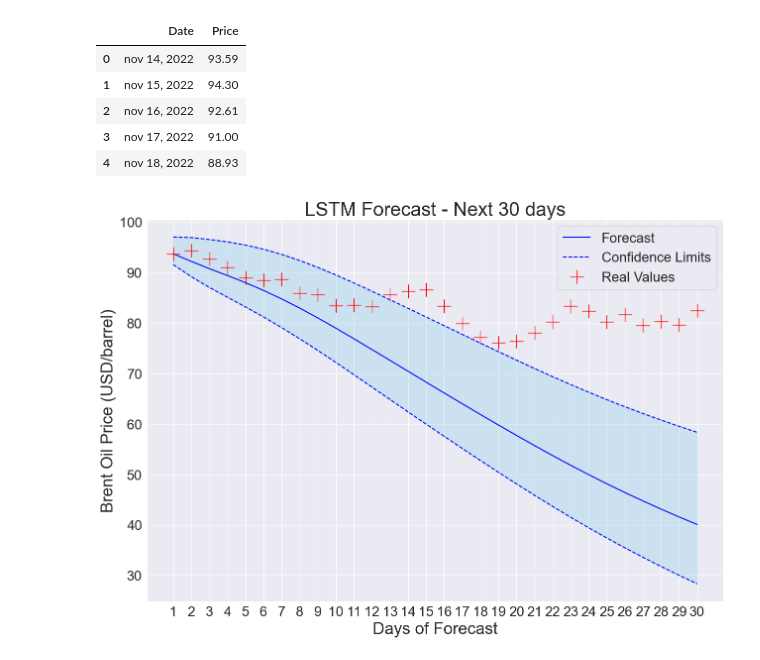
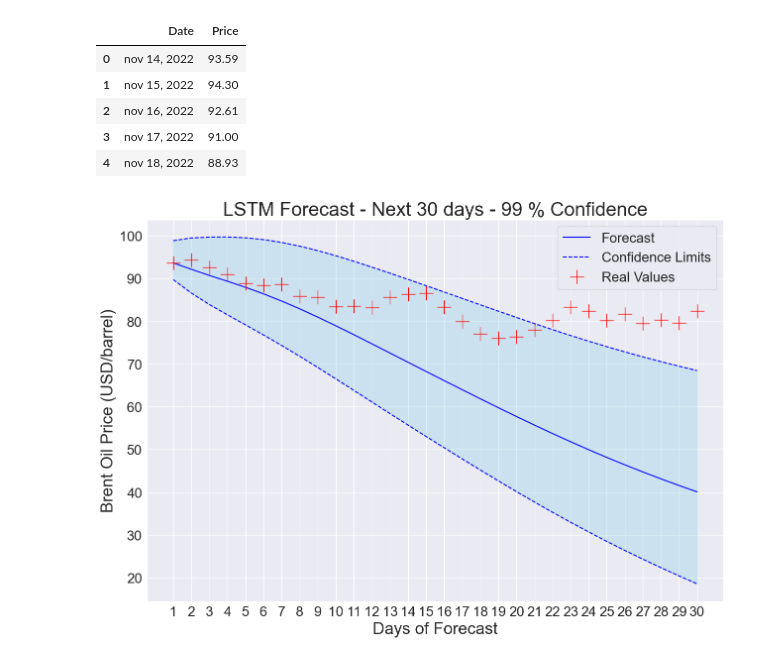
Before and after one commit to IAugustoMZ/deeplearning_chemicalengineering, a Jupyter notebook: 3_recurrentNeuralNetworks/2_visualizing_results.ipynb, the cells around one changed output. Saved outputs shown, nothing was run; the diff lists cells and outputs as text; code cells hidden in the pictures.

Commit message:
✨feat(main) Ends the LSTM part

```diff
--- a/3_recurrentNeuralNetworks/2_visualizing_results.ipynb
+++ b/3_recurrentNeuralNetworks/2_visualizing_results.ipynb
@@ -127,5 +163,5 @@ plt.savefig('../4_imgs/rnn_studies/residual_histogram.png', dpi=500, bbox_inches
 [figure]
 # %%
 # estimate the confidence interval
-alpha= 0.05
+alpha= 0.01
 error_analysis = np.quantile((y_real-yhat), q=[(alpha/2), 0.5, 1-(alpha/2)])
@@ -173,25 +213,27 @@ forecast_true.head()
 | 3 | nov 17, 2022 | 91.00 |
 | 4 | nov 18, 2022 | 88.93 |
 # %%
+confidence = int(100 * (1 - alpha))
+
 fig = plt.figure(figsize=(15, 10))
 ax = fig.add_subplot(1, 1, 1)
 ax.plot(forecast.index+1, forecast['Predictions'], 'b-', label='Forecast')
-ax.plot(forecast.index+1, forecast['+95%'], 'b--', label='Confidence Limits')
-ax.plot(forecast.index+1, forecast['-95%'], 'b--')
+ax.plot(forecast.index+1, forecast['+{}%'.format(confidence)], 'b--', label='Confidence Limits')
+ax.plot(forecast.index+1, forecast['-{}%'.format(confidence)], 'b--')
 ax.plot(forecast_true.head(FUTURE).index+1, forecast_true.head(FUTURE)['Price'],
         'r+', markersize=20, label='Real Values')
-ax.fill_between(forecast.index+1, forecast['+95%'], forecast['-95%'],
+ax.fill_between(forecast.index+1, forecast['+{}%'.format(confidence)], forecast['-{}%'.format(confidence)],
                 color='skyblue', alpha=0.3)
 ax.set_xlabel('Days of Forecast', size=24)
 ax.set_ylabel('Brent Oil Price (USD/barrel)', size=24)
-ax.set_title('LSTM Forecast - Next {} days'.format(FUTURE), size=28)
+ax.set_title('LSTM Forecast - Next {} days - {} % Confidence'.format(FUTURE, confidence), size=28)
 ax.tick_params(axis='x', labelsize=20)
 ax.tick_params(axis='y', labelsize=20)
 ax.set_xticks(ticks=range(1, FUTURE+1))
 ax.set_xticklabels(labels=range(1, FUTURE+1))
 ax.legend(loc='best', prop={'size': 20})
 # ax.set_ylim([0, 100])
-plt.savefig('../4_imgs/rnn_studies/{}_forecast.png'.format(FUTURE),
+plt.savefig('../4_imgs/rnn_studies/{}_forecast_{}.png'.format(FUTURE, confidence),
             dpi=500, bbox_inches='tight')
 # %% [output]
-[figure, old version]
+[figure, new version]
```
Also changed, not shown: parts of 9 cells of this notebook, 13 other files.
